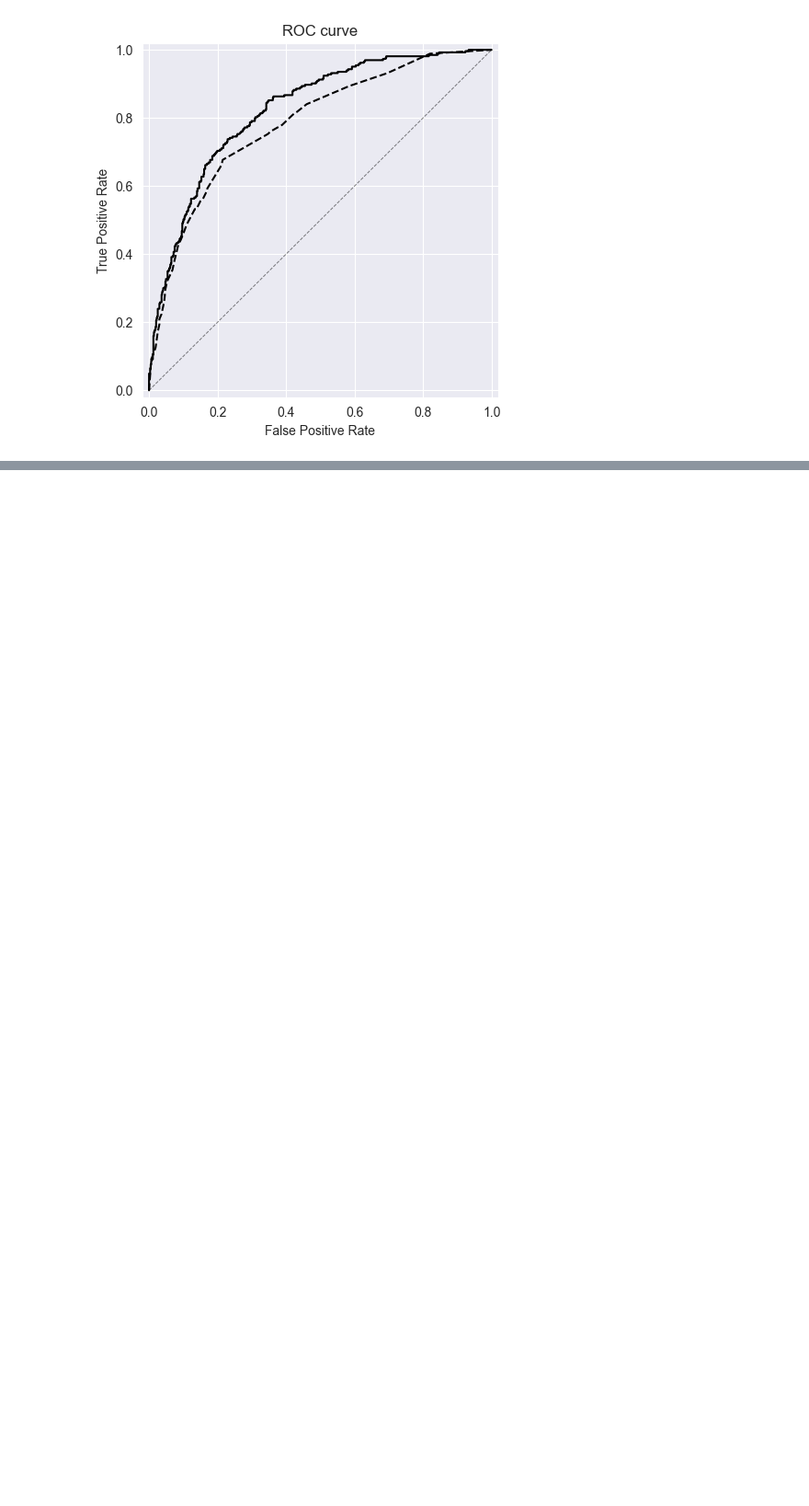
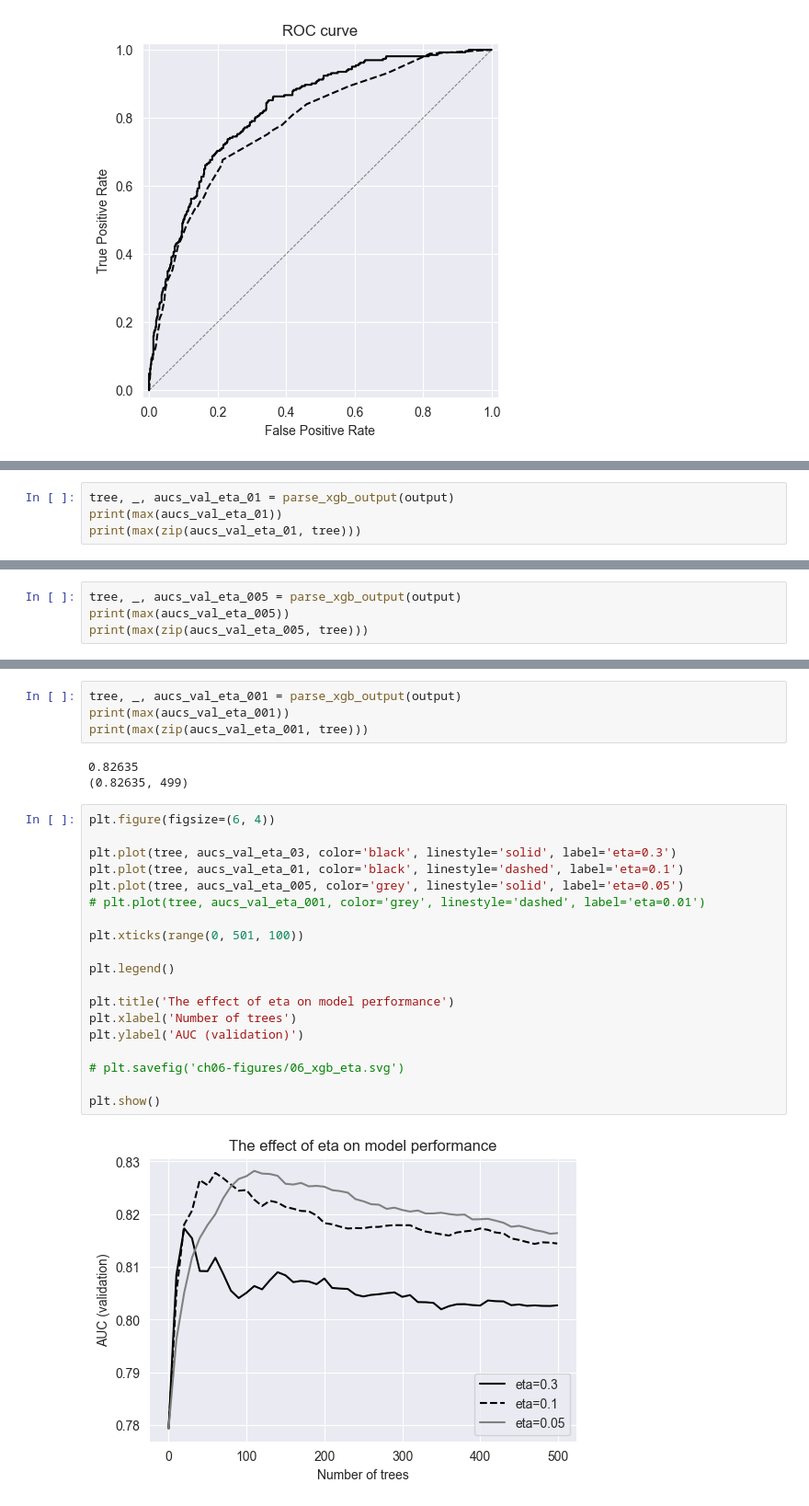
Before and after one commit to EgorSinitsyn/ML_BookCamp, a Jupyter notebook: [Classification]/Logistic_regression/D_Tree + R_Forest + XGBoost/chapter-06-CreditScoring.ipynb, the cells around one changed output, grey strips where cells are left out. Shown at 92% size. Cells and saved outputs as stored; diff of their text form; blank space fills up the shorter version.

```diff
--- a/[Classification]/Logistic_regression/D_Tree + R_Forest + XGBoost/chapter-06-CreditScoring.ipynb
+++ b/[Classification]/Logistic_regression/D_Tree + R_Forest + XGBoost/chapter-06-CreditScoring.ipynb
@@ -699,0 +871,4 @@ plt.show()
+# %%
+tree, _, aucs_val_eta_01 = parse_xgb_output(output)
+print(max(aucs_val_eta_01))
+print(max(zip(aucs_val_eta_01, tree)))
@@ -699,0 +895,4 @@ plt.show()
+# %%
+tree, _, aucs_val_eta_005 = parse_xgb_output(output)
+print(max(aucs_val_eta_005))
+print(max(zip(aucs_val_eta_005, tree)))
@@ -699,0 +919,28 @@ plt.show()
+# %%
+tree, _, aucs_val_eta_001 = parse_xgb_output(output)
+print(max(aucs_val_eta_001))
+print(max(zip(aucs_val_eta_001, tree)))
+# %% [output]
+0.82635
+(0.82635, 499)
+# %%
+plt.figure(figsize=(6, 4))
+
+plt.plot(tree, aucs_val_eta_03, color='black', linestyle='solid', label='eta=0.3')
+plt.plot(tree, aucs_val_eta_01, color='black', linestyle='dashed', label='eta=0.1')
+plt.plot(tree, aucs_val_eta_005, color='grey', linestyle='solid', label='eta=0.05')
+# plt.plot(tree, aucs_val_eta_001, color='grey', linestyle='dashed', label='eta=0.01')
+
+plt.xticks(range(0, 501, 100))
+
+plt.legend()
+
+plt.title('The effect of eta on model performance')
+plt.xlabel('Number of trees')
+plt.ylabel('AUC (validation)')
+
+# plt.savefig('ch06-figures/06_xgb_eta.svg')
+
+plt.show()
+# %% [output]
+[figure, added]
```
Also changed, not shown: parts of 49 cells of this notebook, 1 other file.
